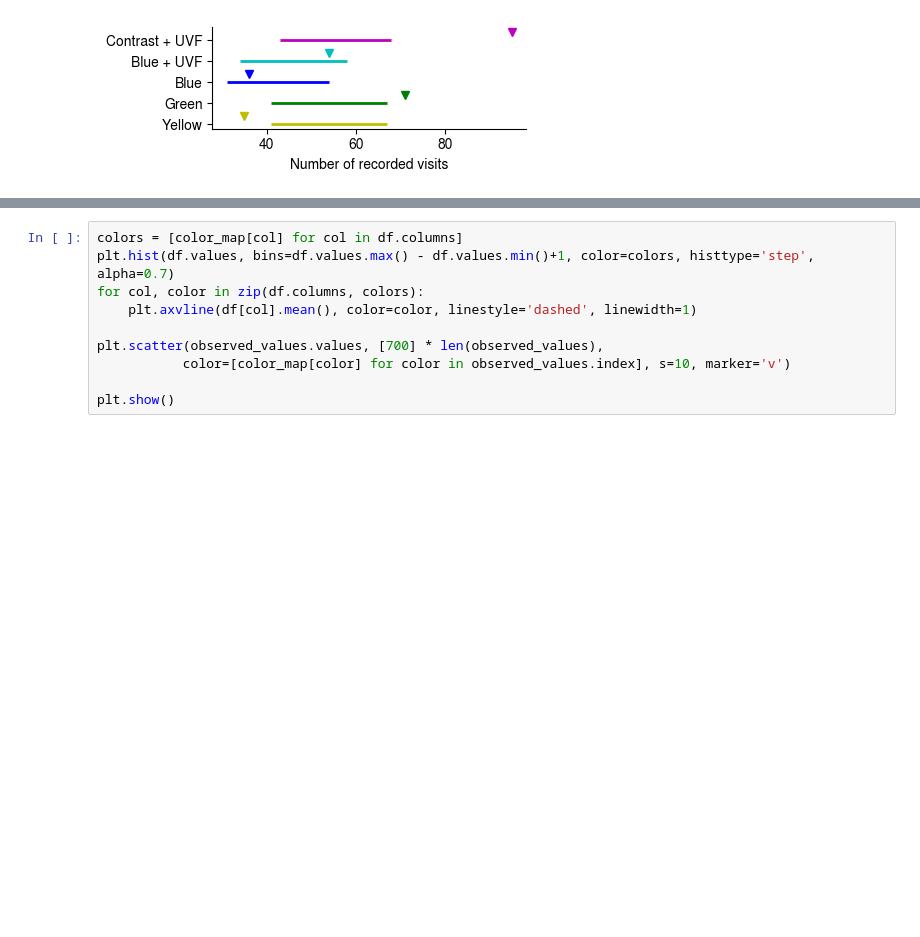
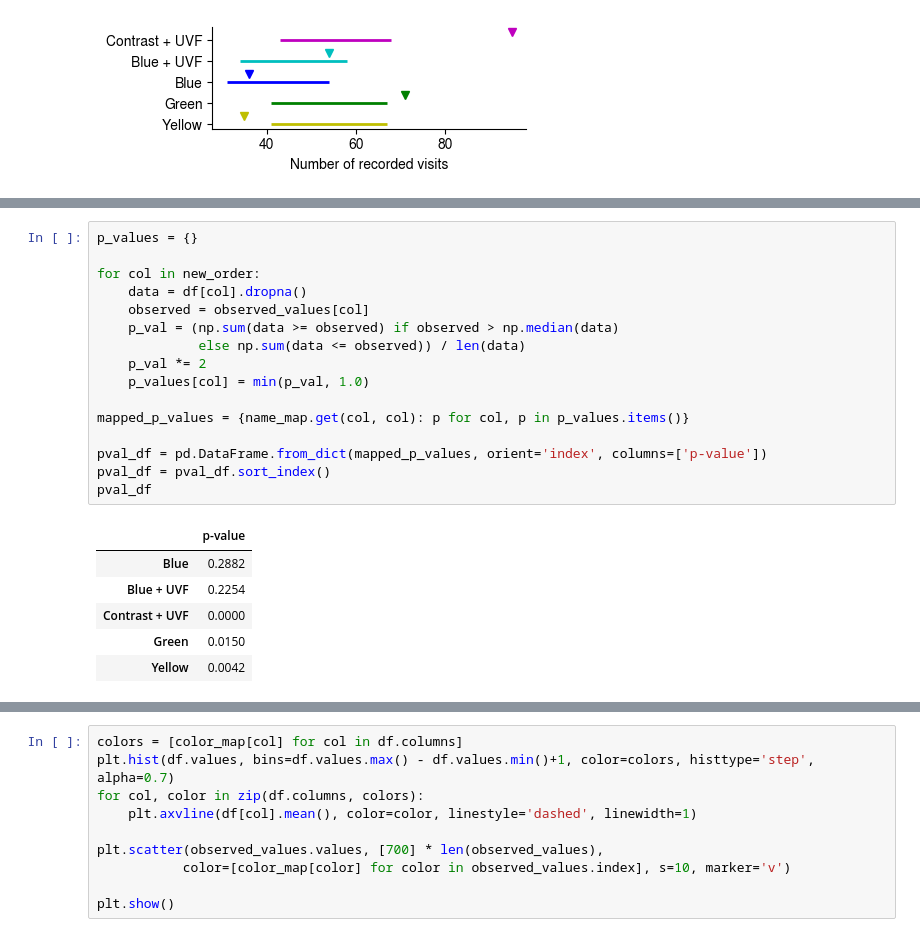
Before and after one commit to mparkergetz/bee_cam_data_processing, a Jupyter notebook: nb3_simulate_visits.ipynb, the cells around one changed output, grey strips where cells are left out. Saved outputs shown, nothing was run; the diff lists cells and outputs as text; blank space fills up the shorter version.

```diff
--- a/nb3_simulate_visits.ipynb
+++ b/nb3_simulate_visits.ipynb
@@ -207,0 +210,23 @@ plt.savefig('figs/simulation_interval_clover_small.svg', format='svg')
+# %%
+p_values = {}
+
+for col in new_order:
+    data = df[col].dropna()
+    observed = observed_values[col]
+    p_val = (np.sum(data >= observed) if observed > np.median(data)
+             else np.sum(data <= observed)) / len(data)
+    p_val *= 2
+    p_values[col] = min(p_val, 1.0)
+
+mapped_p_values = {name_map.get(col, col): p for col, p in p_values.items()}
+
+pval_df = pd.DataFrame.from_dict(mapped_p_values, orient='index', columns=['p-value'])
+pval_df = pval_df.sort_index()
+pval_df
+# %% [output]
+|  | p-value |
+| Blue | 0.2882 |
+| Blue + UVF | 0.2254 |
+| Contrast + UVF | 0.0000 |
+| Green | 0.0150 |
+| Yellow | 0.0042 |
```
Also changed, not shown: parts of 3 cells of this notebook, 4 other files.
